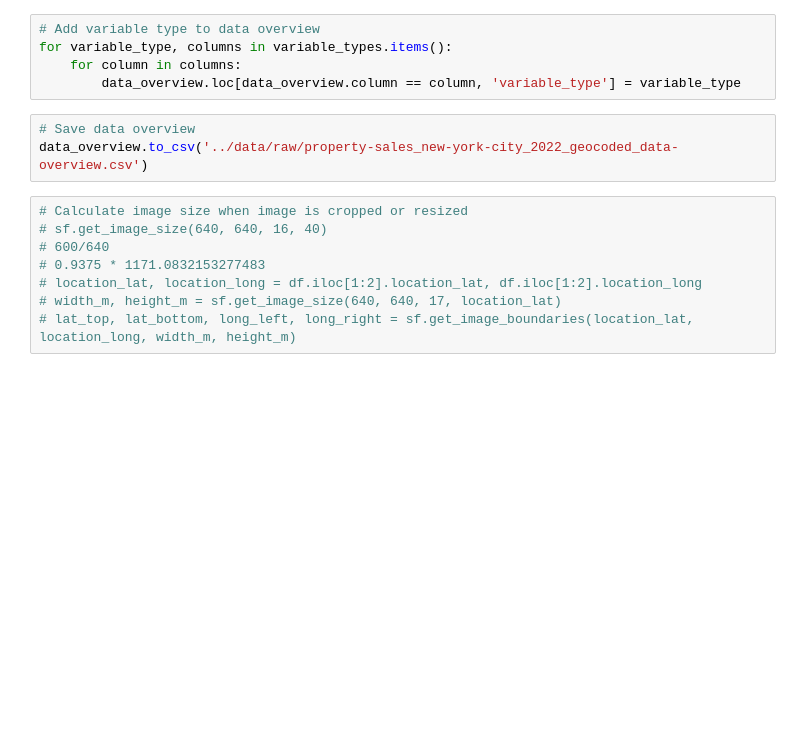
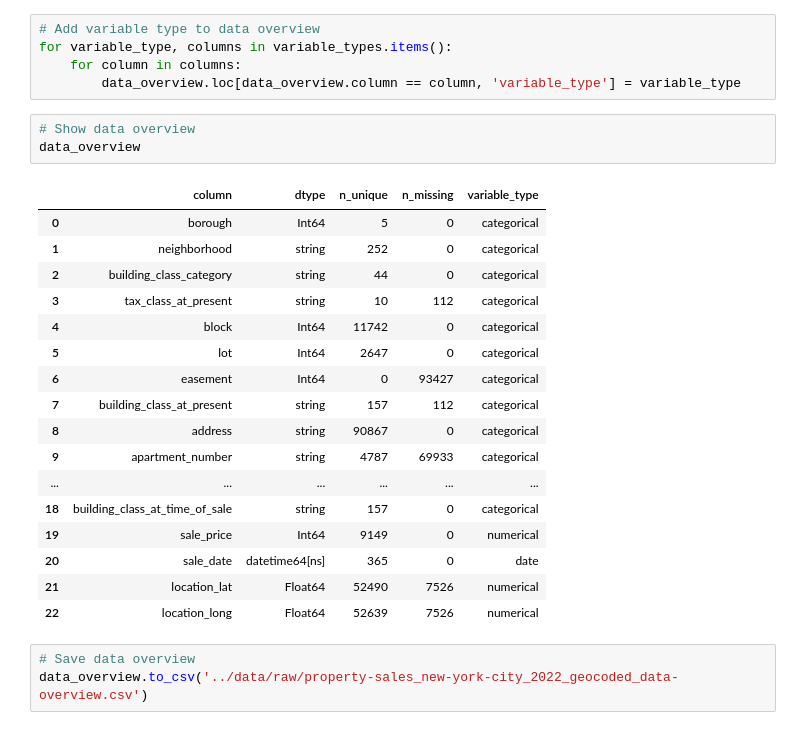
Before and after one commit to jonas-roeser/bachelors-thesis, a Jupyter notebook: src/02_data_exploration.ipynb, the cells around one changed output. Saved outputs shown, nothing was run; the diff lists cells and outputs as text; blank space fills up the shorter version.

```diff
--- a/src/02_data_exploration.ipynb
+++ b/src/02_data_exploration.ipynb
@@ -64,14 +64,27 @@ True
 for variable_type, columns in variable_types.items():
     for column in columns:
         data_overview.loc[data_overview.column == column, 'variable_type'] = variable_type
+# %%
+# Show data overview
+data_overview
+# %% [output]
+|  | column | dtype | n_unique | n_missing | variable_type |
+| 0 | borough | Int64 | 5 | 0 | categorical |
+| 1 | neighborhood | string | 252 | 0 | categorical |
+| 2 | building_class_category | string | 44 | 0 | categorical |
+| 3 | tax_class_at_present | string | 10 | 112 | categorical |
+| 4 | block | Int64 | 11742 | 0 | categorical |
+| 5 | lot | Int64 | 2647 | 0 | categorical |
+| 6 | easement | Int64 | 0 | 93427 | categorical |
+| 7 | building_class_at_present | string | 157 | 112 | categorical |
+| 8 | address | string | 90867 | 0 | categorical |
+| 9 | apartment_number | string | 4787 | 69933 | categorical |
+| ... | ... | ... | ... | ... | ... |
+| 18 | building_class_at_time_of_sale | string | 157 | 0 | categorical |
+| 19 | sale_price | Int64 | 9149 | 0 | numerical |
+| 20 | sale_date | datetime64[ns] | 365 | 0 | date |
+| 21 | location_lat | Float64 | 52490 | 7526 | numerical |
+| 22 | location_long | Float64 | 52639 | 7526 | numerical |
 # %%
 # Save data overview
 data_overview.to_csv('../data/raw/property-sales_new-york-city_2022_geocoded_data-overview.csv')
-# %%
-# Calculate image size when image is cropped or resized
-# sf.get_image_size(640, 640, 16, 40)
-# 600/640
-# 0.9375 * 1171.0832153277483
-# location_lat, location_long = df.iloc[1:2].location_lat, df.iloc[1:2].location_long
-# width_m, height_m = sf.get_image_size(640, 640, 17, location_lat)
-# lat_top, lat_bottom, long_left, long_right = sf.get_image_boundaries(location_lat, location_long, width_m, height_m)
```
Also changed, not shown: parts of 4 cells of this notebook, 3 other files.
